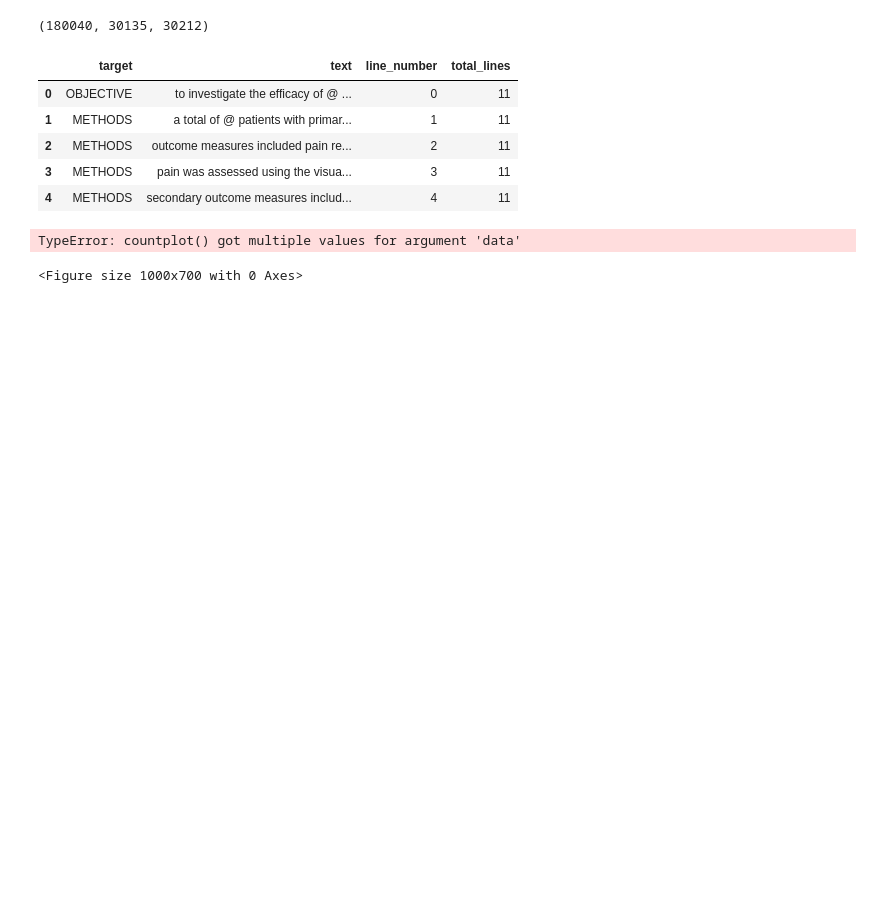
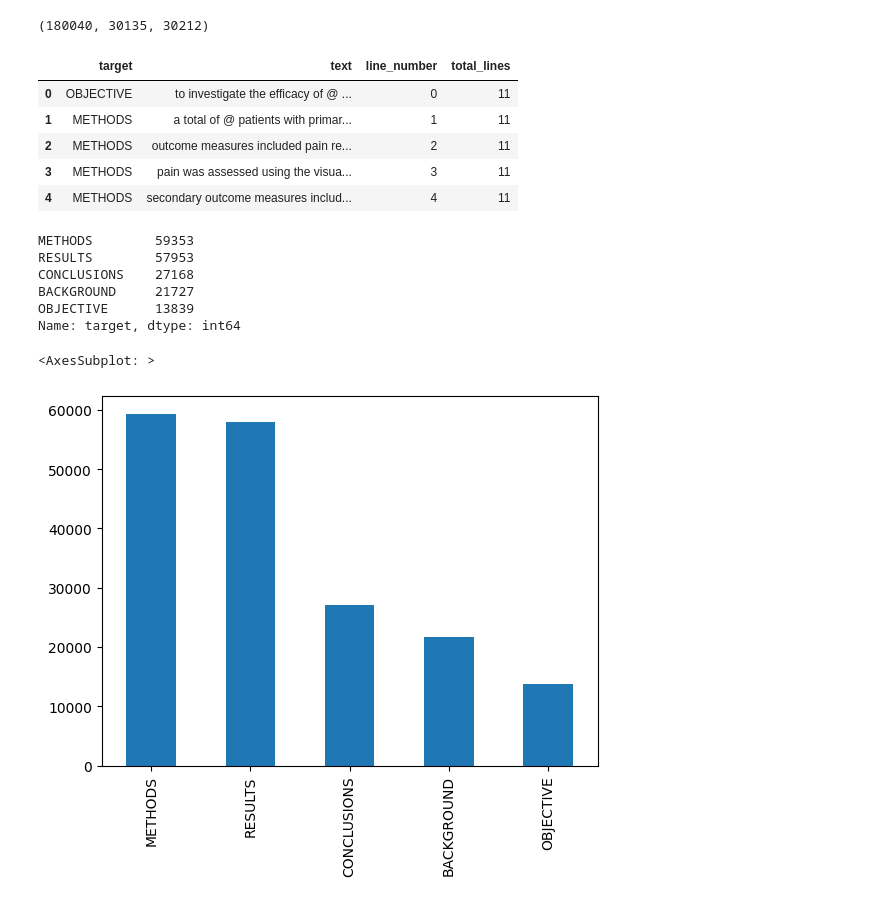
Before and after one commit to Purbayan2014/Using-BERT-Models-for-Sequential-Text-Classification-in-Biomedical-Abstracts, a Jupyter notebook: Torch_release_experiments/MAIN_CBT.ipynb, the cells around one changed output. Cells and saved outputs as stored; diff of their text form; code cells hidden in the pictures; blank space fills up the shorter version.

```diff
--- a/Torch_release_experiments/MAIN_CBT.ipynb
+++ b/Torch_release_experiments/MAIN_CBT.ipynb
@@ -46,7 +61,7 @@ train_data[:2]
 # %%
-train_contents = tc_help().pre_processor(files[2])
-test_contents = tc_help().pre_processor(files[1])
-val_contents = tc_help().pre_processor(files[0])
+train_contents = tc_help().pre_processor(files[1])
+test_contents = tc_help().pre_processor(files[0])
+val_contents = tc_help().pre_processor(files[2])
 
 train_df = pd.DataFrame(train_contents)
 test_df = pd.DataFrame(test_contents)
@@ -66,9 +81,17 @@ train_df.head()
 | 4 | METHODS | secondary outcome measures includ... | 4 | 11 |
 # %%
 # grab the val counts for the targets
-train_df['target'].value_counts()
-plt.figure(figsize=(10,7))
-sns.countplot('target', data=train_df)
+# train_df['target'].value_counts()
+# plt.figure(figsize=(10,7))
+# sns.countplot('target', data=train_df)
+print(train_df.target.value_counts())
+train_df.target.value_counts().plot.bar()
 # %% [output]
-TypeError: countplot() got multiple values for argument 'data'
+METHODS        59353
+RESULTS        57953
+CONCLUSIONS    27168
+BACKGROUND     21727
+OBJECTIVE      13839
+Name: target, dtype: int64
-<Figure size 1000x700 with 0 Axes>
+<AxesSubplot: >
+[figure, added]
```
Also changed, not shown: parts of 18 cells of this notebook, 5 other files.
